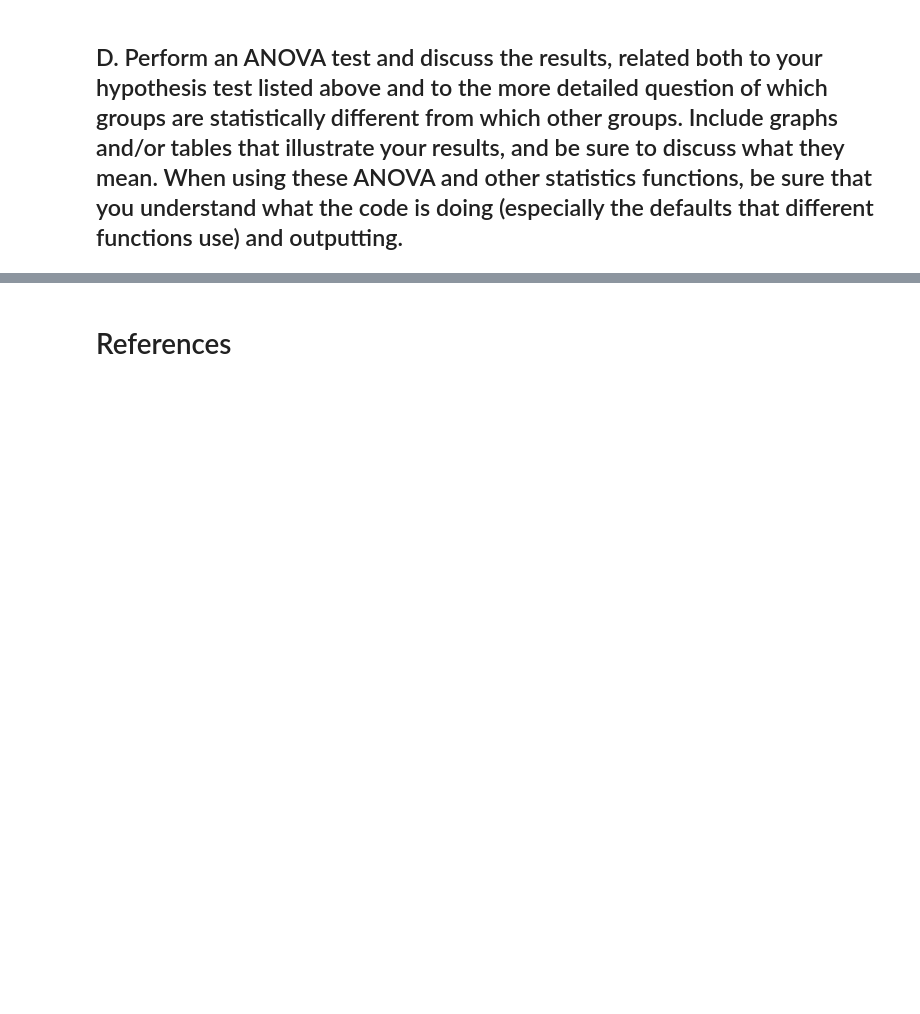
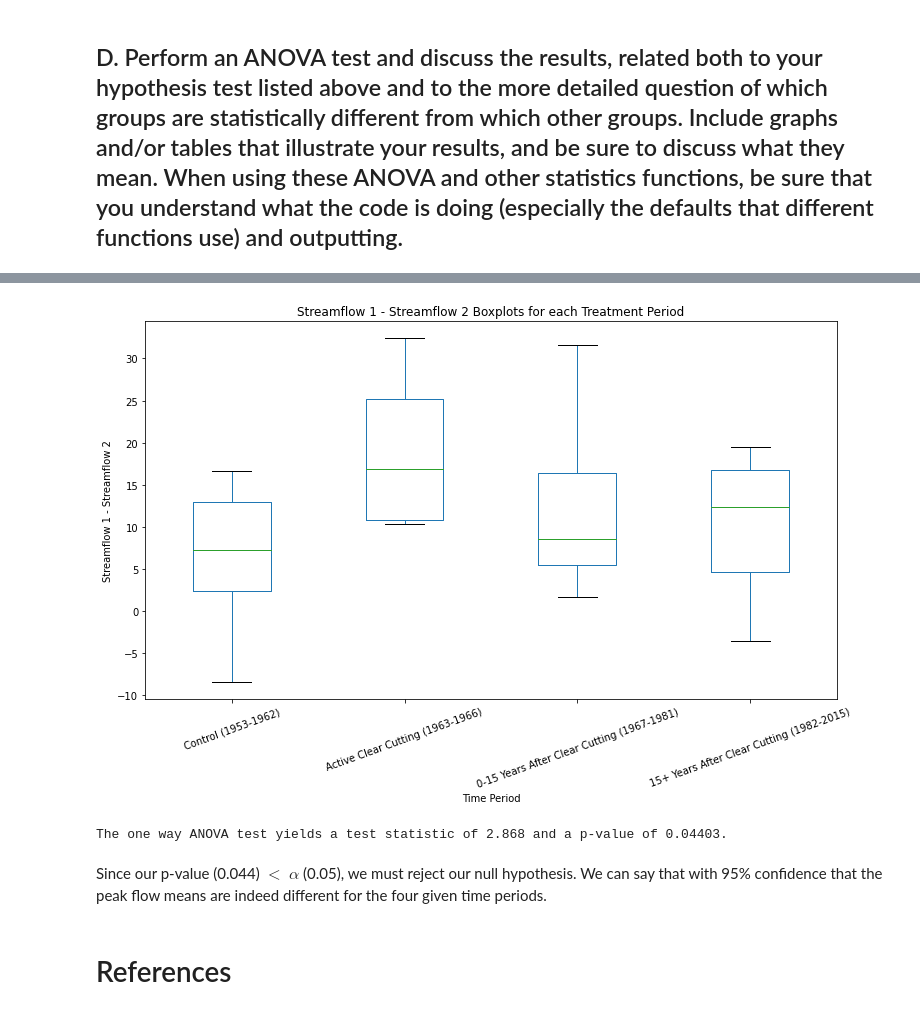
Before and after one commit to egagli/cewa565, a Jupyter notebook: homework/3/hw3.ipynb, the cells around one changed output, grey strips where cells are left out. Cells and saved outputs as stored; diff of their text form; code cells hidden in the pictures; blank space fills up the shorter version.

```diff
--- a/homework/3/hw3.ipynb
+++ b/homework/3/hw3.ipynb
@@ -315,3 +158,25 @@ Download and work through the non-parametric tests notebook. Read the documentat
+# %%
+# Using boxplot, we can start to visually see differences between the treatment groups
+f,ax=plt.subplots(figsize=(12,7))
+box = HJAndrews_data.boxplot(ax=ax,column=['Q12'],by=['Index12'], grid=False)
+ax.set_xlabel('Time Period')
+ax.set_ylabel('Streamflow 1 - Streamflow 2')
+ax.set_title('Streamflow 1 - Streamflow 2 Boxplots for each Treatment Period')
+plt.xticks([1, 2, 3, 4], ['Control (1953-1962)', 'Active Clear Cutting (1963-1966)', '0-15 Years After Clear Cutting (1967-1981)','15+ Years After Clear Cutting (1982-2015)'],rotation=20)
+plt.suptitle('');
+# %% [output]
+[figure, added]
+# %%
+# ANOVA calculation
+fvalue, pvalue = stats.f_oneway(HJAndrews_data['Q12'].loc[HJAndrews_data['Index12']==1],
+                                HJAndrews_data['Q12'].loc[HJAndrews_data['Index12']==2],
+                                HJAndrews_data['Q12'].loc[HJAndrews_data['Index12']==3],
+                                HJAndrews_data['Q12'].loc[HJAndrews_data['Index12']==4])
+print(f'The one way ANOVA test yields a test statistic of {fvalue:.4} and a p-value of {pvalue:.4}.')
+# %% [output]
+The one way ANOVA test yields a test statistic of 2.868 and a p-value of 0.04403.
+# %% [markdown]
+Since our p-value (0.044) $<$ $\alpha$ (0.05), we must reject our null hypothesis. We can say that with 95\% confidence that the peak flow means are indeed different for the four given time periods.
 # %% [markdown]
 # References
 # %% [markdown]
```
Also changed, not shown: parts of 49 cells of this notebook, 1 other file.
